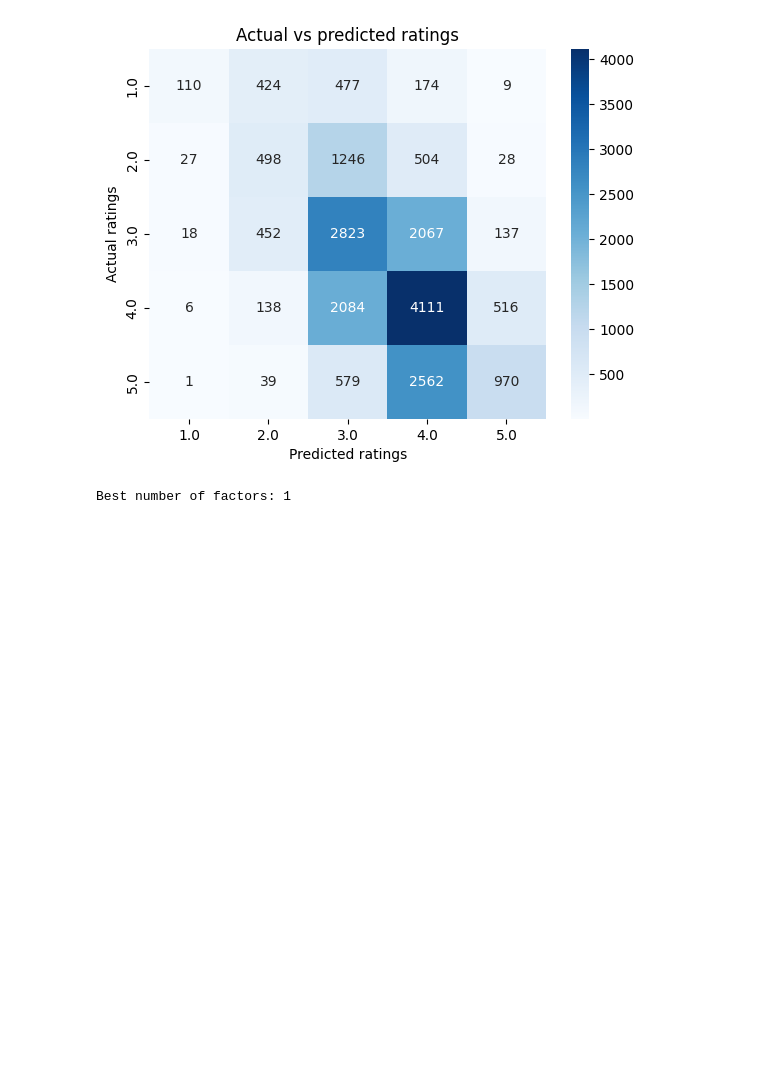
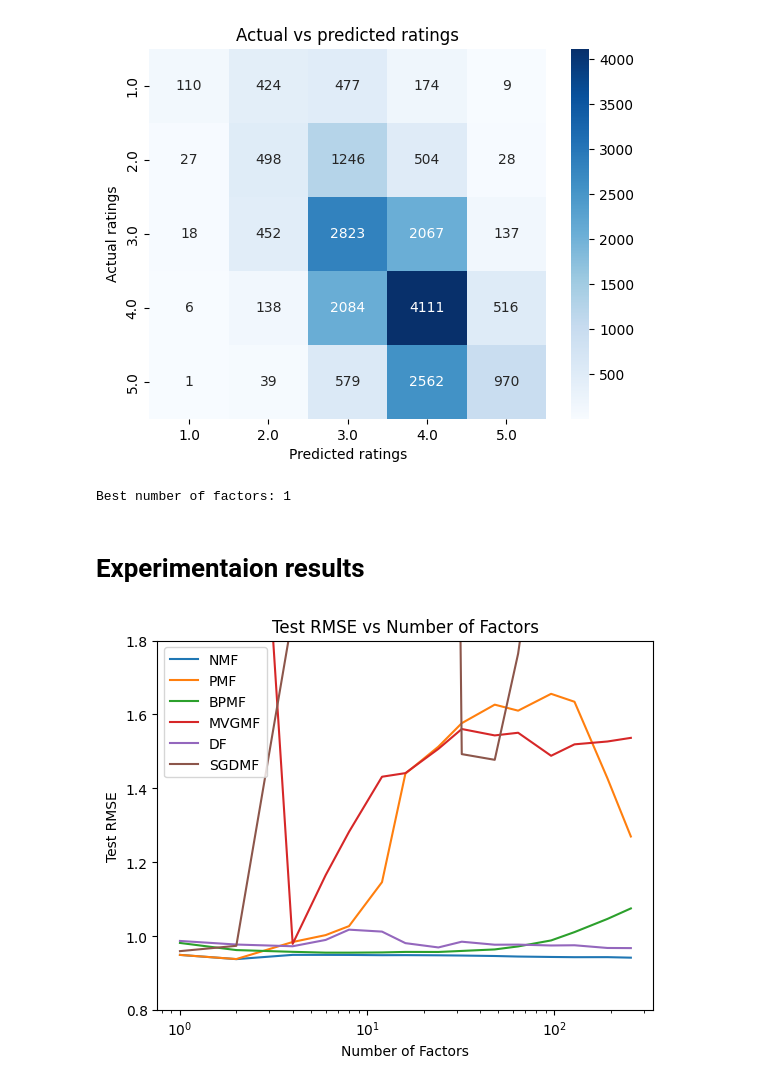
Before and after one commit to minhtuan27/master-thesis, a Jupyter notebook: Experiment/movielens100k.ipynb, the cells around one changed output. Saved outputs shown, nothing was run; the diff lists cells and outputs as text; code cells hidden in the pictures; blank space fills up the shorter version.

```diff
--- a/Experiment/movielens100k.ipynb
+++ b/Experiment/movielens100k.ipynb
@@ -1067,0 +1068,2 @@ predictions_df.to_csv('Results/ML100K/SGDMF/Predictions.csv', index=False)
+# %% [markdown]
+# Experimentaion results
@@ -1067,0 +1099,29 @@ predictions_df.to_csv('Results/ML100K/SGDMF/Predictions.csv', index=False)
+# %%
+# Plot the test RMSE for each algorithm
+plt.plot(nmf_num_factors['num_factors'], nmf_num_factors['test_RMSE'], label='NMF')
+plt.plot(pmf_num_factors['num_factors'], pmf_num_factors['test_RMSE'], label='PMF')
+plt.plot(bpmf_num_factors['num_factors'], bpmf_num_factors['test_RMSE'], label='BPMF')
+plt.plot(mvgmf_num_factors['num_factors'], mvgmf_num_factors['test_RMSE'], label='MVGMF')
+plt.plot(df_num_factors['num_factors'], df_num_factors['test_RMSE'], label='DF')
+plt.plot(sgdmf_num_factors['num_factors'], sgdmf_num_factors['test_RMSE'], label='SGDMF')
+
+# Set the range of y-axis to between 0 and 1.5
+plt.ylim(0.8, 1.8)
+
+# Set the axes to log scale
+plt.xscale('log')
+
+# Set the x-axis label and y-axis label
+plt.xlabel('Number of Factors')
+plt.ylabel('Test RMSE')
+
+# Set the title of the plot
+plt.title('Test RMSE vs Number of Factors')
+
+# Add a legend
+plt.legend()
+
+# Show the plot
+plt.show()
+# %% [output]
+[figure, added]
```
Also changed, not shown: parts of 11 cells of this notebook, 17 other files.
